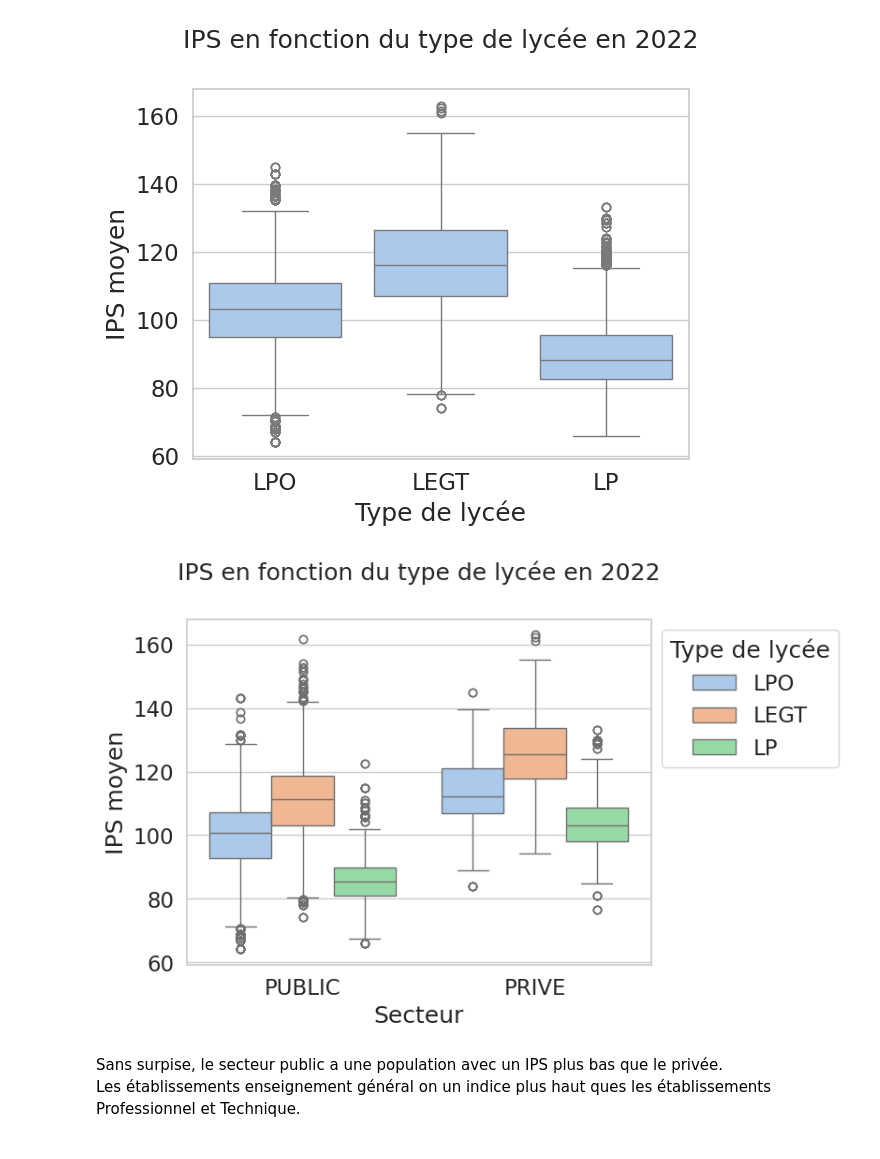
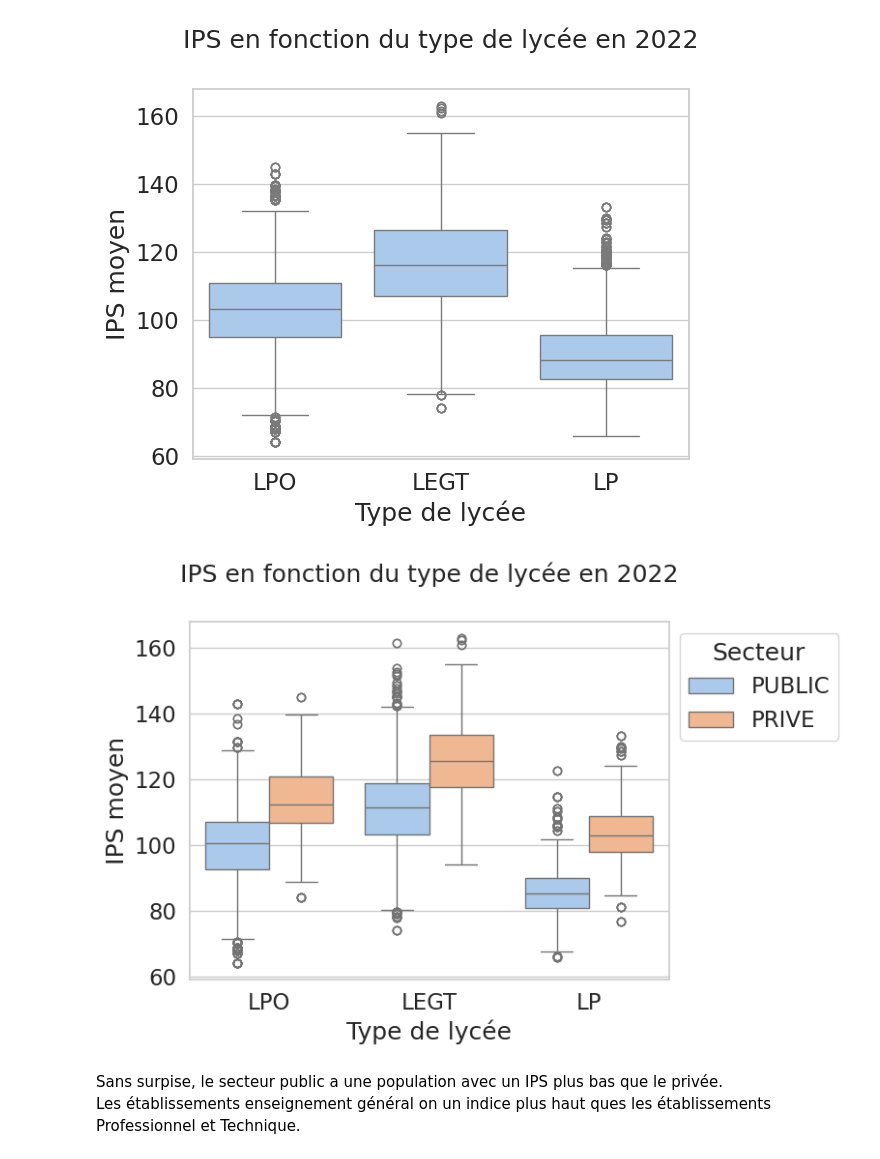
Before and after one commit to barrmath/data_educ, a Jupyter notebook: Analyse finale.ipynb, the cells around one changed output. Saved outputs shown, nothing was run; the diff lists cells and outputs as text; code cells hidden in the pictures.

Commit message:
modification boite a moustache des lycées

```diff
--- a/Analyse finale.ipynb
+++ b/Analyse finale.ipynb
@@ -346,13 +346,13 @@ plt.show()
 # %%
 # type de lycee ips et rentree :
 fig,ax = plt.subplots()
-sns.boxplot(data=lycee[lycee['Rentrée scolaire']==2022],x='Secteur', y='IPS Ensemble GT-PRO',hue='Type de lycée',ax=ax)
+sns.boxplot(data=lycee[lycee['Rentrée scolaire']==2022],x='Type de lycée', y='IPS Ensemble GT-PRO',hue='Secteur',ax=ax)
 sns.move_legend(ax, "upper left", bbox_to_anchor=(1, 1))
 ax.set_title('IPS en fonction du type de lycée en 2022',pad=30)
 ax.set_ylabel("IPS moyen")
 plt.show()
 # %% [output]
-[figure, old version]
+[figure, new version]
 # %% [markdown]
 Sans surpise, le secteur public a une population avec un IPS plus bas que le privée.<br>
 Les établissements enseignement général on un indice plus haut ques les établissements Professionnel et Technique.<br>
```
